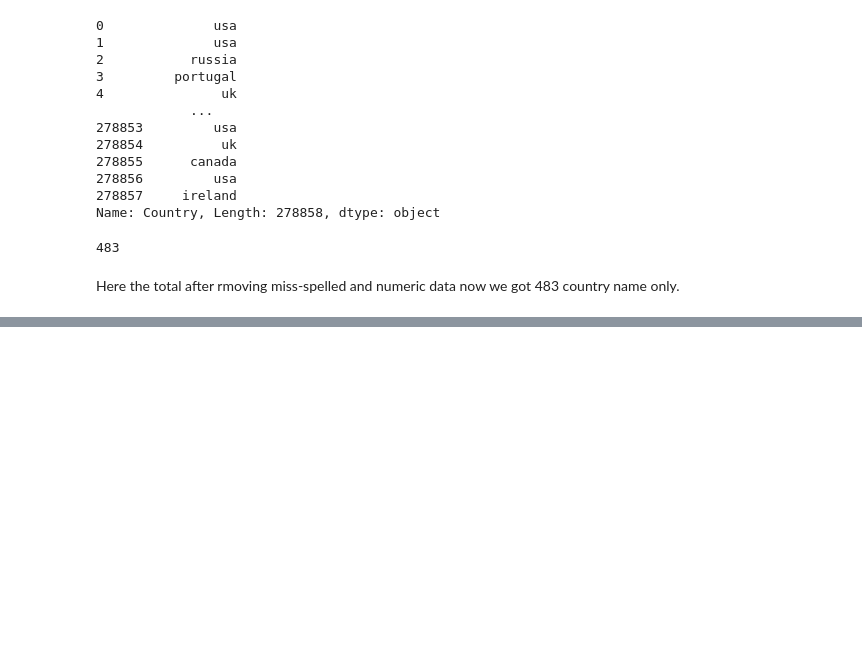
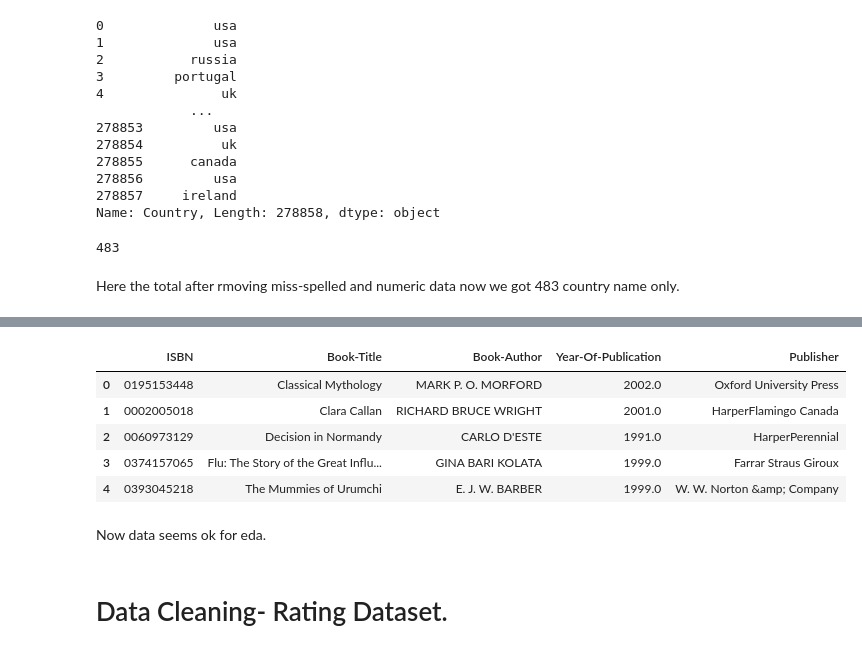
Before and after one commit to SujitbMusale/Book-Recommendation-System, a Jupyter notebook: Book_Recommendation_System.ipynb, the cells around one changed output, grey strips where cells are left out. Drawn from its saved outputs; the diff is of its cells as text; code cells hidden in the pictures; blank space fills up the shorter version.

```diff
--- a/Book_Recommendation_System.ipynb
+++ b/Book_Recommendation_System.ipynb
@@ -274,0 +383,14 @@ Here the total after rmoving miss-spelled and numeric data now we got 483 countr
+# %%
+# lets check head data for books
+Books.head()
+# %% [output]
+|  | ISBN | Book-Title | Book-Author | Year-Of-Publication | Publisher |
+| 0 | 0195153448 | Classical Mythology | MARK P. O. MORFORD | 2002.0 | Oxford University Press |
+| 1 | 0002005018 | Clara Callan | RICHARD BRUCE WRIGHT | 2001.0 | HarperFlamingo Canada |
+| 2 | 0060973129 | Decision in Normandy | CARLO D'ESTE | 1991.0 | HarperPerennial |
+| 3 | 0374157065 | Flu: The Story of the Great Influ... | GINA BARI KOLATA | 1999.0 | Farrar Straus Giroux |
+| 4 | 0393045218 | The Mummies of Urumchi | E. J. W. BARBER | 1999.0 | W. W. Norton &amp; Company |
+# %% [markdown]
+Now data seems ok for eda.
+# %% [markdown]
+# Data Cleaning- Rating Dataset.
```
Also changed, not shown: parts of 20 cells of this notebook.
